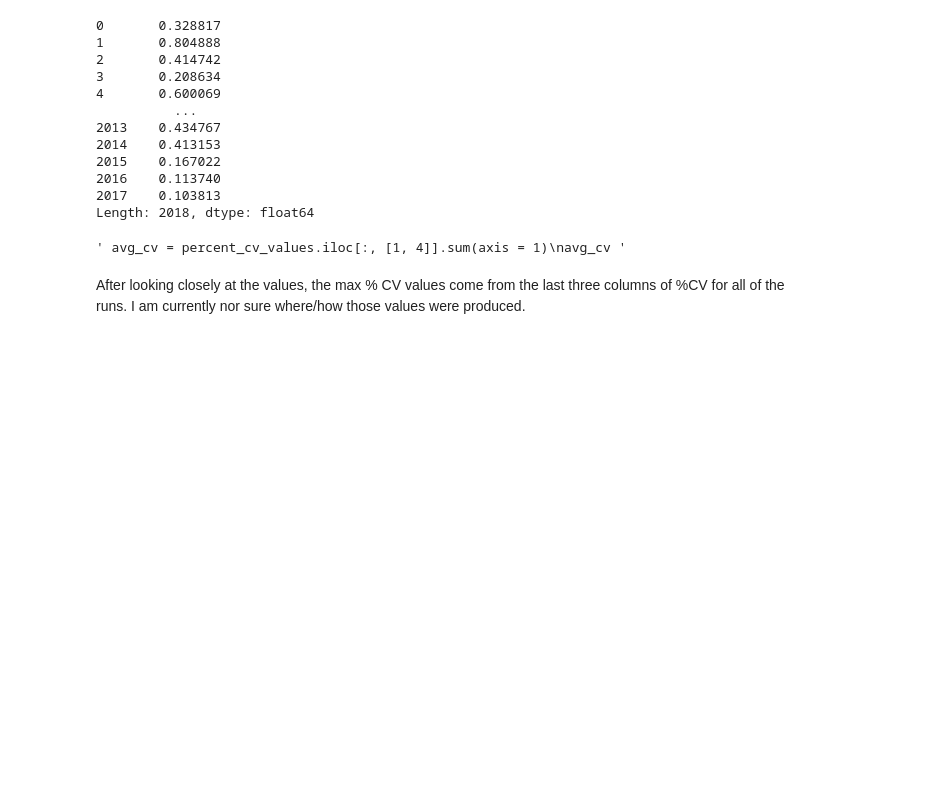
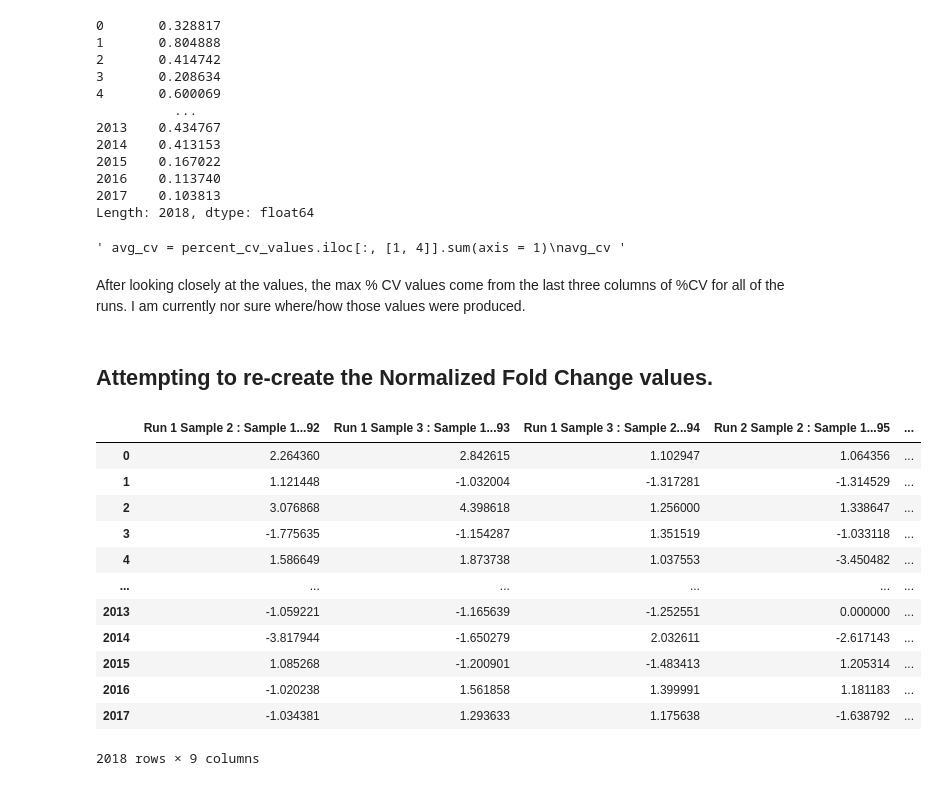
Before and after one commit to KyraGriffin/bmsip_internship_seta, a Jupyter notebook: data_exploration.ipynb, the cells around one changed output. Cells and saved outputs as stored; diff of their text form; code cells hidden in the pictures; blank space fills up the shorter version.

Commit message:
Re-create normalized and raw fold change values. Looks like there is some sort of correction or factor that is involved with calculating the final FC values.

```diff
--- a/data_exploration.ipynb
+++ b/data_exploration.ipynb
@@ -226,3 +226,22 @@ Length: 2018, dtype: float64
 ' avg_cv = percent_cv_values.iloc[:, [1, 4]].sum(axis = 1)\navg_cv '
 # %% [markdown]
 After looking closely at the values, the max % CV values come from the last three columns of %CV for all of the runs. I am currently nor sure where/how those values were produced.
+# %% [markdown]
+## Attempting to re-create the Normalized Fold Change values.
+# %%
+norm_FC_values = proteomics_ack.iloc[:, -14:-5].copy()
+norm_FC_values
+# %% [output]
+|  | Run 1 Sample 2 : Sample 1...92 | Run 1 Sample 3 : Sample 1...93 | Run 1 Sample 3 : Sample 2...94 | Run 2 Sample 2 : Sample 1...95 | ... |
+| 0 | 2.264360 | 2.842615 | 1.102947 | 1.064356 | ... |
+| 1 | 1.121448 | -1.032004 | -1.317281 | -1.314529 | ... |
+| 2 | 3.076868 | 4.398618 | 1.256000 | 1.338647 | ... |
+| 3 | -1.775635 | -1.154287 | 1.351519 | -1.033118 | ... |
+| 4 | 1.586649 | 1.873738 | 1.037553 | -3.450482 | ... |
+| ... | ... | ... | ... | ... | ... |
+| 2013 | -1.059221 | -1.165639 | -1.252551 | 0.000000 | ... |
+| 2014 | -3.817944 | -1.650279 | 2.032611 | -2.617143 | ... |
+| 2015 | 1.085268 | -1.200901 | -1.483413 | 1.205314 | ... |
+| 2016 | -1.020238 | 1.561858 | 1.399991 | 1.181183 | ... |
+| 2017 | -1.034381 | 1.293633 | 1.175638 | -1.638792 | ... |
+2018 rows × 9 columns
```
Also changed, not shown: parts of 5 cells of this notebook.
